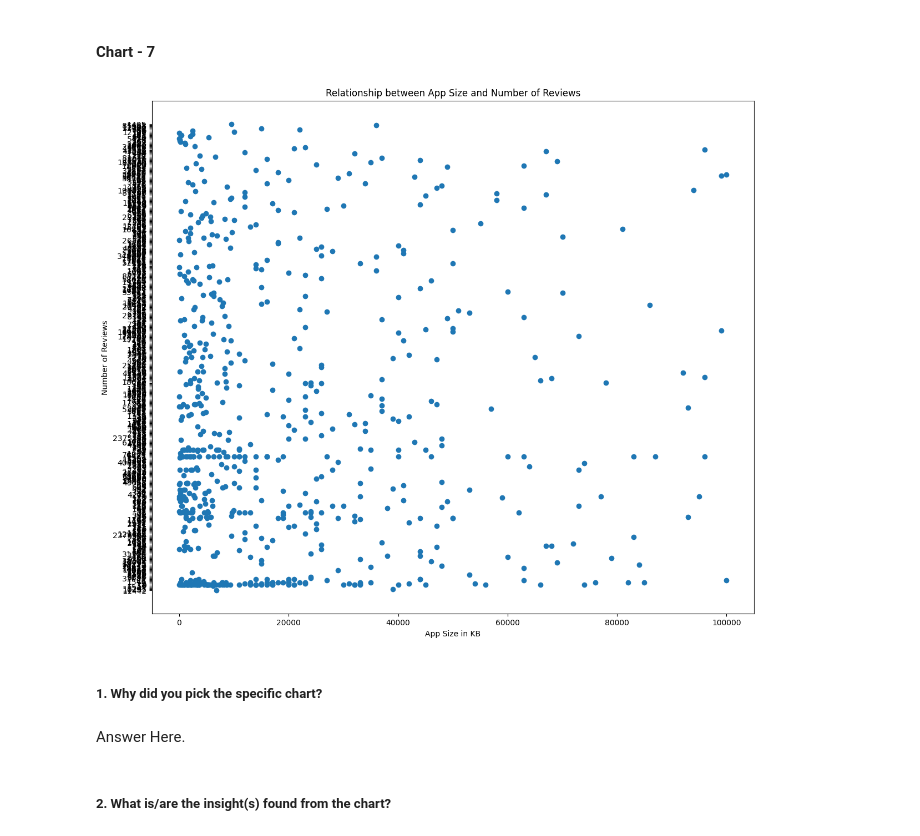
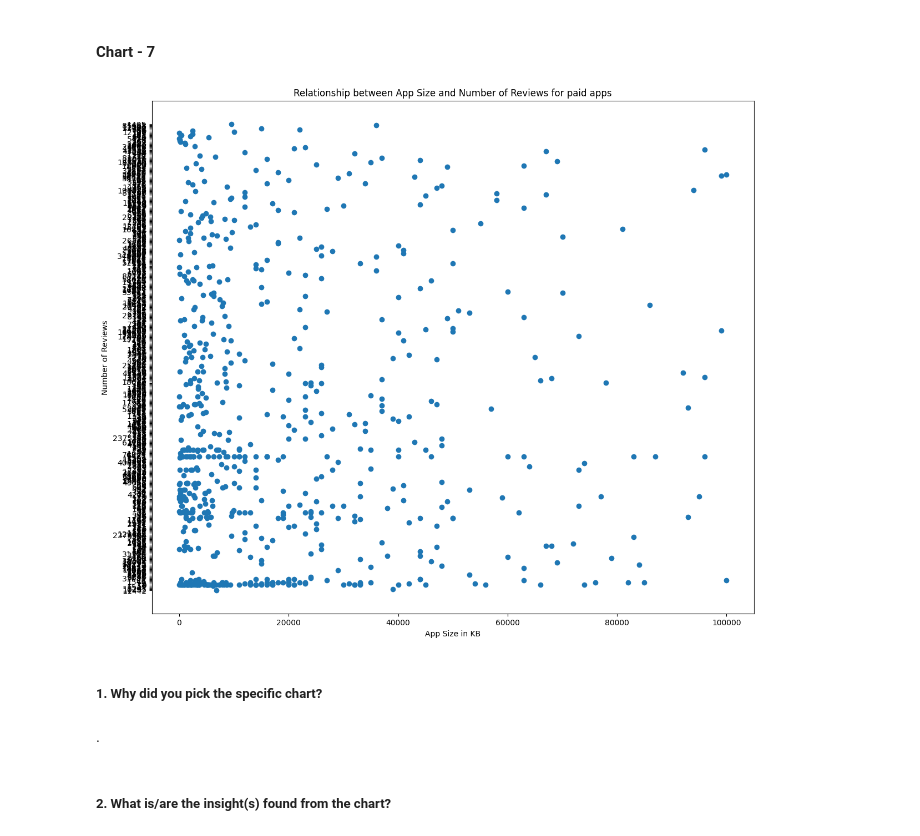
Before and after one commit to spandanab2023/EDA_AppStore, a Jupyter notebook: EDA_Submission_Playstore_App_Review_Analysis.ipynb, the cells around one changed output. Saved outputs shown, nothing was run; the diff lists cells and outputs as text; code cells hidden in the pictures.

```diff
--- a/EDA_Submission_Playstore_App_Review_Analysis.ipynb
+++ b/EDA_Submission_Playstore_App_Review_Analysis.ipynb
@@ -474,6 +474,7 @@ def convert_int (str):
       return 0
 
 ps_df['Reviews_int']=ps_df['Reviews'].apply(convert_int)
+ps_df_main['Reviews_int']=ps_df_main['Reviews'].apply(convert_int)
 ps_df.head()
 # %% [output]
 |  | App | Category | Rating | Reviews | Size | Installs | Type | Price | Content Rating | Genres | ... |
@@ -767,20 +768,21 @@ def convert_to_kb(value):
 # %%
 
 ps_df['size_kbytes']=ps_df['Size'].apply(convert_to_kb)
+ps_df_main['size_kbytes']=ps_df_main['Size'].apply(convert_to_kb)
 plt.figure(figsize=(14,12))
 plt.scatter(ps_df[ps_df.loc[:,'Type']=='Paid']['size_kbytes'], ps_df[ps_df.loc[:,'Type']=='Paid']['Reviews'])
 #plt.gca().get_yaxis().get_major_ticks()
 #plt.tight_layout()
 plt.xlabel('App Size in KB')
 plt.ylabel('Number of Reviews')
-plt.title('Relationship between App Size and Number of Reviews')
+plt.title('Relationship between App Size and Number of Reviews for paid apps')
 plt.show()
 # %% [output]
-[figure, old version]
+[figure, new version]
 # %% [markdown]
 ##### 1. Why did you pick the specific chart?
-# %% [markdown]
-Answer Here.
+# %% [markdown]
+.
 # %% [markdown]
 ##### 2. What is/are the insight(s) found from the chart?
 # %% [markdown]
```
Also changed, not shown: parts of 8 cells of this notebook.
